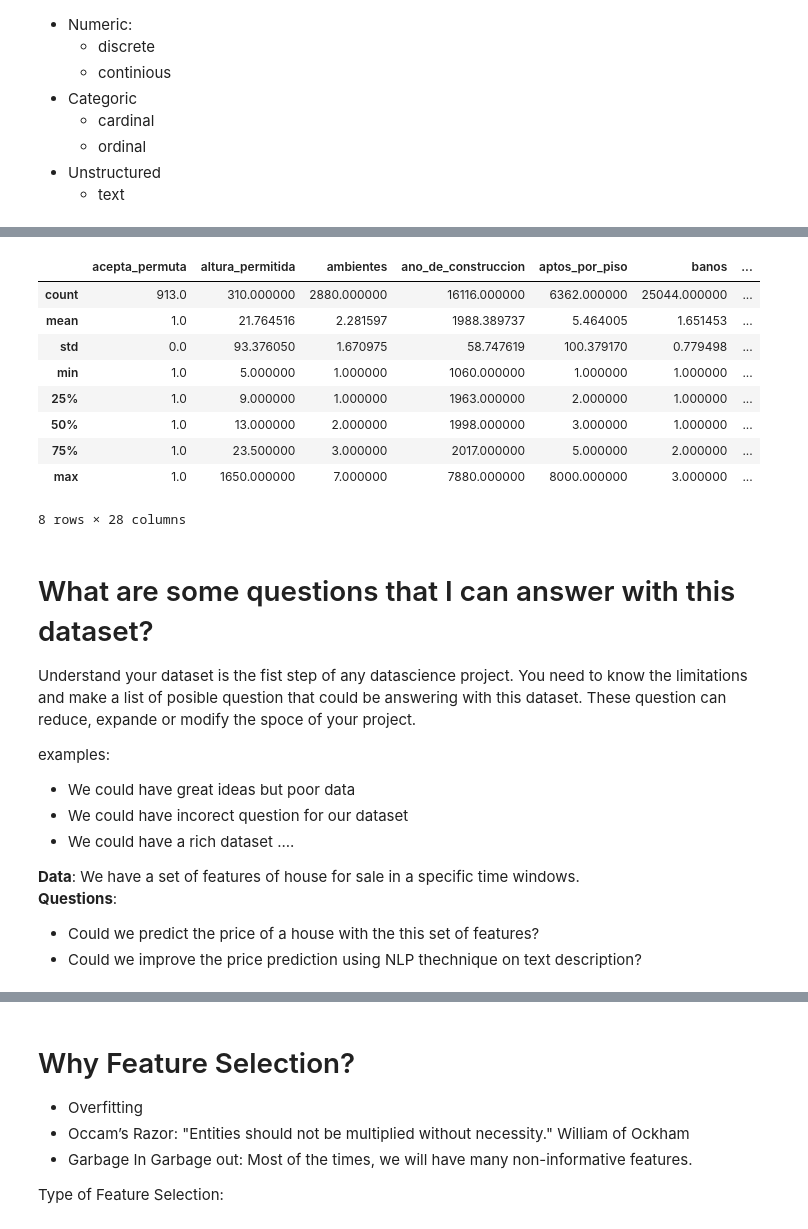
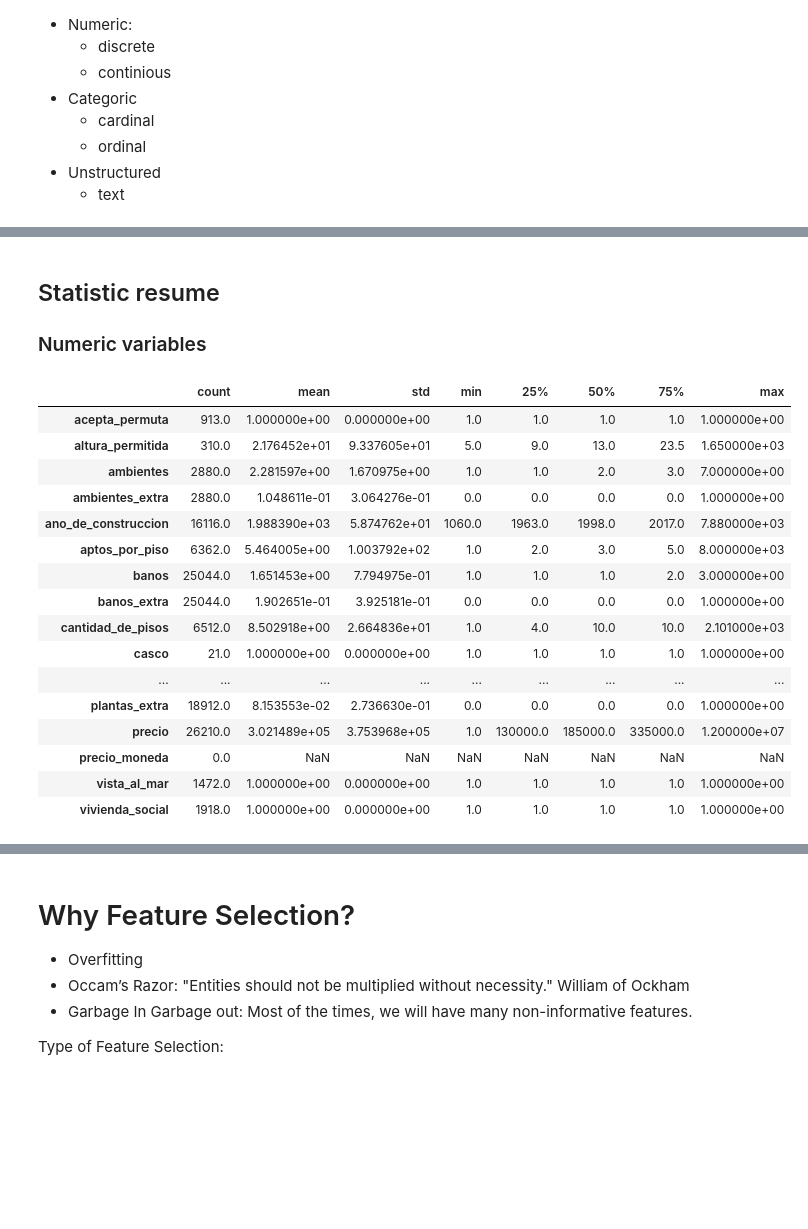
Before and after one commit to creyesp/houses-project, a Jupyter notebook: notebooks/Template_workshop.ipynb, the cells around one changed output, grey strips where cells are left out. Cells and saved outputs as stored; diff of their text form; code cells hidden in the pictures; blank space fills up the shorter version.

```diff
--- a/notebooks/Template_workshop.ipynb
+++ b/notebooks/Template_workshop.ipynb
@@ -56,13 +119,23 @@ dtype: object
+# %% [markdown]
+## Statistic resume
+### Numeric variables
 # %%
-df.describe()
+df.describe().transpose()
 # %% [output]
-|  | acepta_permuta | altura_permitida | ambientes | ano_de_construccion | aptos_por_piso | banos | ... |
-| count | 913.0 | 310.000000 | 2880.000000 | 16116.000000 | 6362.000000 | 25044.000000 | ... |
-| mean | 1.0 | 21.764516 | 2.281597 | 1988.389737 | 5.464005 | 1.651453 | ... |
-| std | 0.0 | 93.376050 | 1.670975 | 58.747619 | 100.379170 | 0.779498 | ... |
-| min | 1.0 | 5.000000 | 1.000000 | 1060.000000 | 1.000000 | 1.000000 | ... |
-| 25% | 1.0 | 9.000000 | 1.000000 | 1963.000000 | 2.000000 | 1.000000 | ... |
-| 50% | 1.0 | 13.000000 | 2.000000 | 1998.000000 | 3.000000 | 1.000000 | ... |
-| 75% | 1.0 | 23.500000 | 3.000000 | 2017.000000 | 5.000000 | 2.000000 | ... |
-| max | 1.0 | 1650.000000 | 7.000000 | 7880.000000 | 8000.000000 | 3.000000 | ... |
+|  | count | mean | std | min | 25% | 50% | 75% | max |
+| acepta_permuta | 913.0 | 1.000000e+00 | 0.000000e+00 | 1.0 | 1.0 | 1.0 | 1.0 | 1.000000e+00 |
+| altura_permitida | 310.0 | 2.176452e+01 | 9.337605e+01 | 5.0 | 9.0 | 13.0 | 23.5 | 1.650000e+03 |
+| ambientes | 2880.0 | 2.281597e+00 | 1.670975e+00 | 1.0 | 1.0 | 2.0 | 3.0 | 7.000000e+00 |
+| ambientes_extra | 2880.0 | 1.048611e-01 | 3.064276e-01 | 0.0 | 0.0 | 0.0 | 0.0 | 1.000000e+00 |
+| ano_de_construccion | 16116.0 | 1.988390e+03 | 5.874762e+01 | 1060.0 | 1963.0 | 1998.0 | 2017.0 | 7.880000e+03 |
+| aptos_por_piso | 6362.0 | 5.464005e+00 | 1.003792e+02 | 1.0 | 2.0 | 3.0 | 5.0 | 8.000000e+03 |
+| banos | 25044.0 | 1.651453e+00 | 7.794975e-01 | 1.0 | 1.0 | 1.0 | 2.0 | 3.000000e+00 |
+| banos_extra | 25044.0 | 1.902651e-01 | 3.925181e-01 | 0.0 | 0.0 | 0.0 | 0.0 | 1.000000e+00 |
+| cantidad_de_pisos | 6512.0 | 8.502918e+00 | 2.664836e+01 | 1.0 | 4.0 | 10.0 | 10.0 | 2.101000e+03 |
+| casco | 21.0 | 1.000000e+00 | 0.000000e+00 | 1.0 | 1.0 | 1.0 | 1.0 | 1.000000e+00 |
+| ... | ... | ... | ... | ... | ... | ... | ... | ... |
+| plantas_extra | 18912.0 | 8.153553e-02 | 2.736630e-01 | 0.0 | 0.0 | 0.0 | 0.0 | 1.000000e+00 |
+| precio | 26210.0 | 3.021489e+05 | 3.753968e+05 | 1.0 | 130000.0 | 185000.0 | 335000.0 | 1.200000e+07 |
+| precio_moneda | 0.0 | NaN | NaN | NaN | NaN | NaN | NaN | NaN |
+| vista_al_mar | 1472.0 | 1.000000e+00 | 0.000000e+00 | 1.0 | 1.0 | 1.0 | 1.0 | 1.000000e+00 |
+| vivienda_social | 1918.0 | 1.000000e+00 | 0.000000e+00 | 1.0 | 1.0 | 1.0 | 1.0 | 1.000000e+00 |
-8 rows × 28 columns
@@ -71,13 +141,0 @@ df.isnull().any()
-# %% [markdown]
-# What are some questions that I can answer with this dataset?
-Understand your dataset is the fist step of any datascience project. You need to know the limitations and make a list of posible question that could be answering with this dataset. These question can reduce, expande or modify the spoce of your project.
-
-examples:
-- We could have great ideas but poor data
-- We could have incorect question for our dataset
-- We could have a rich dataset ....
-
-**Data**: We have a set of features of house for sale in a specific time windows.
-**Questions**:
-- Could we predict the price of a house with the this set of features?
-- Could we improve the price prediction using NLP thechnique on text description?
```
Also changed, not shown: parts of 27 cells of this notebook, 1 other file.
